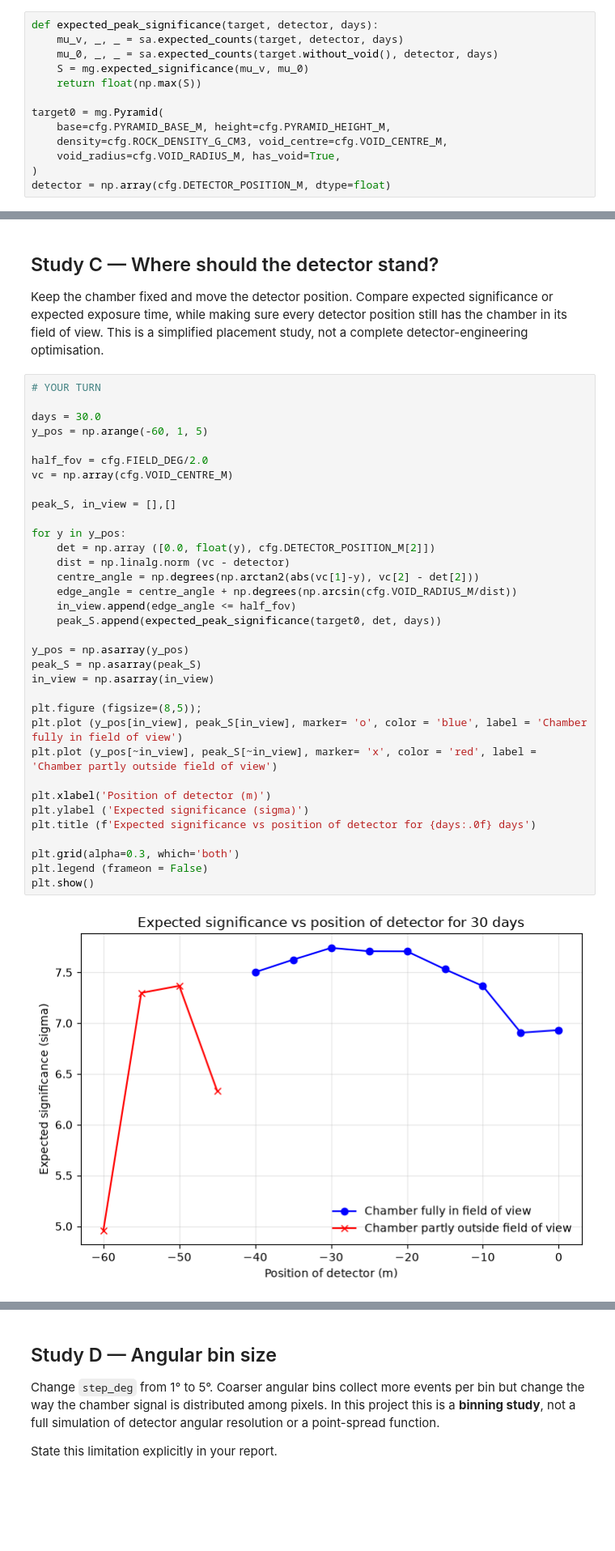
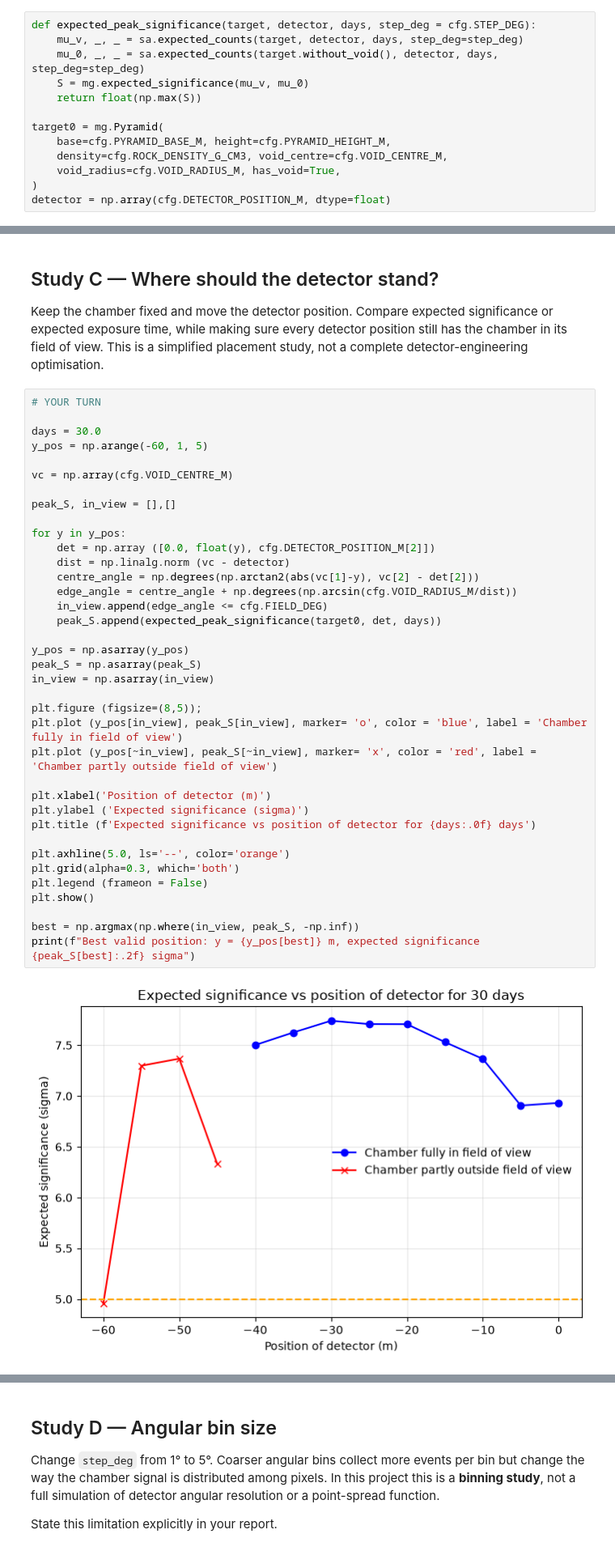
Before and after one commit to Evan-Lim/muography-project, a Jupyter notebook: samantha-student-package/notebooks/05_parameter_study.ipynb, the cells around one changed output, grey strips where cells are left out. Shown at 81% size. Cells and saved outputs as stored; diff of their text form; blank space fills up the shorter version.

```diff
--- a/samantha-student-package/notebooks/05_parameter_study.ipynb
+++ b/samantha-student-package/notebooks/05_parameter_study.ipynb
@@ -20,9 +20,9 @@ ready
 
 The helper below is deliberately small. It returns the maximum expected significance in the map only for exploratory study plots; do not use that maximum from a noisy map to define the headline exposure time.
 # %%
-def expected_peak_significance(target, detector, days):
-    mu_v, _, _ = sa.expected_counts(target, detector, days)
-    mu_0, _, _ = sa.expected_counts(target.without_void(), detector, days)
+def expected_peak_significance(target, detector, days, step_deg = cfg.STEP_DEG):
+    mu_v, _, _ = sa.expected_counts(target, detector, days, step_deg=step_deg)
+    mu_0, _, _ = sa.expected_counts(target.without_void(), detector, days, step_deg=step_deg)
     S = mg.expected_significance(mu_v, mu_0)
     return float(np.max(S))
 
@@ -87,33 +88,36 @@ Keep the chamber fixed and move the detector position. Compare expected signific
 days = 30.0
 y_pos = np.arange(-60, 1, 5)
 
-half_fov = cfg.FIELD_DEG/2.0
 vc = np.array(cfg.VOID_CENTRE_M)
 
 peak_S, in_view = [],[]
 
 for y in y_pos:
     det = np.array ([0.0, float(y), cfg.DETECTOR_POSITION_M[2]])
     dist = np.linalg.norm (vc - detector)
     centre_angle = np.degrees(np.arctan2(abs(vc[1]-y), vc[2] - det[2]))
     edge_angle = centre_angle + np.degrees(np.arcsin(cfg.VOID_RADIUS_M/dist))
-    in_view.append(edge_angle <= half_fov)
+    in_view.append(edge_angle <= cfg.FIELD_DEG)
     peak_S.append(expected_peak_significance(target0, det, days))
 
 y_pos = np.asarray(y_pos)
 peak_S = np.asarray(peak_S)
 in_view = np.asarray(in_view)
 
 plt.figure (figsize=(8,5));
 plt.plot (y_pos[in_view], peak_S[in_view], marker= 'o', color = 'blue', label = 'Chamber fully in field of view')
 plt.plot (y_pos[~in_view], peak_S[~in_view], marker= 'x', color = 'red', label = 'Chamber partly outside field of view')
 
 plt.xlabel('Position of detector (m)')
 plt.ylabel ('Expected significance (sigma)')
 plt.title (f'Expected significance vs position of detector for {days:.0f} days')
 
+plt.axhline(5.0, ls='--', color='orange')
 plt.grid(alpha=0.3, which='both')
 plt.legend (frameon = False)
 plt.show()
+
+best = np.argmax(np.where(in_view, peak_S, -np.inf))
+print(f"Best valid position: y = {y_pos[best]} m, expected significance {peak_S[best]:.2f} sigma")
 # %% [output]
-[figure, old version]
+[figure, new version]
```
Also changed, not shown: parts of 2 cells of this notebook, 5 other files.
